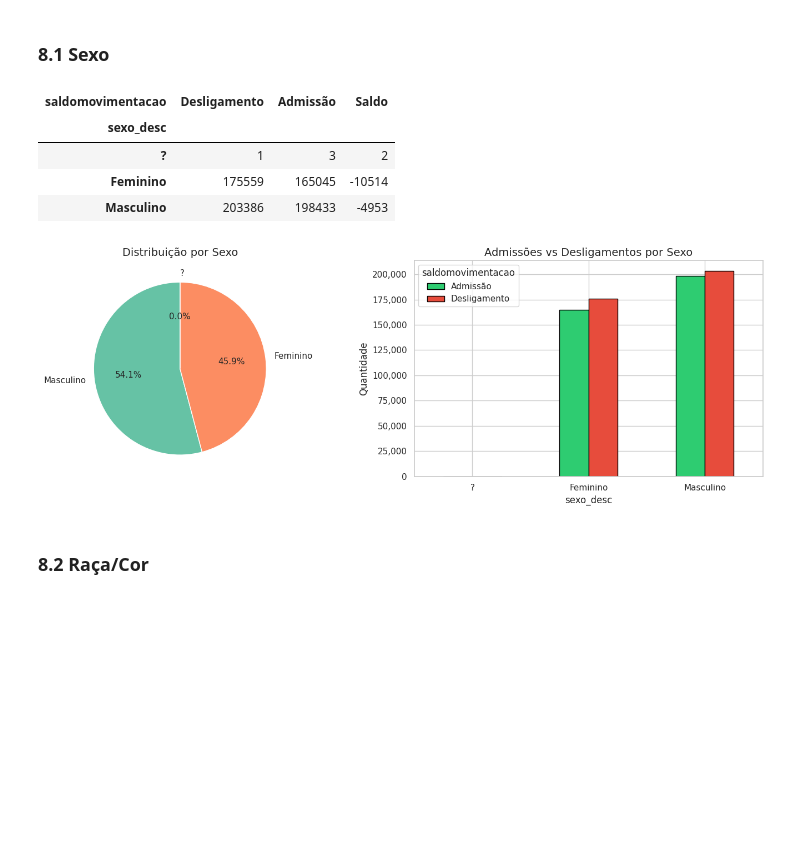
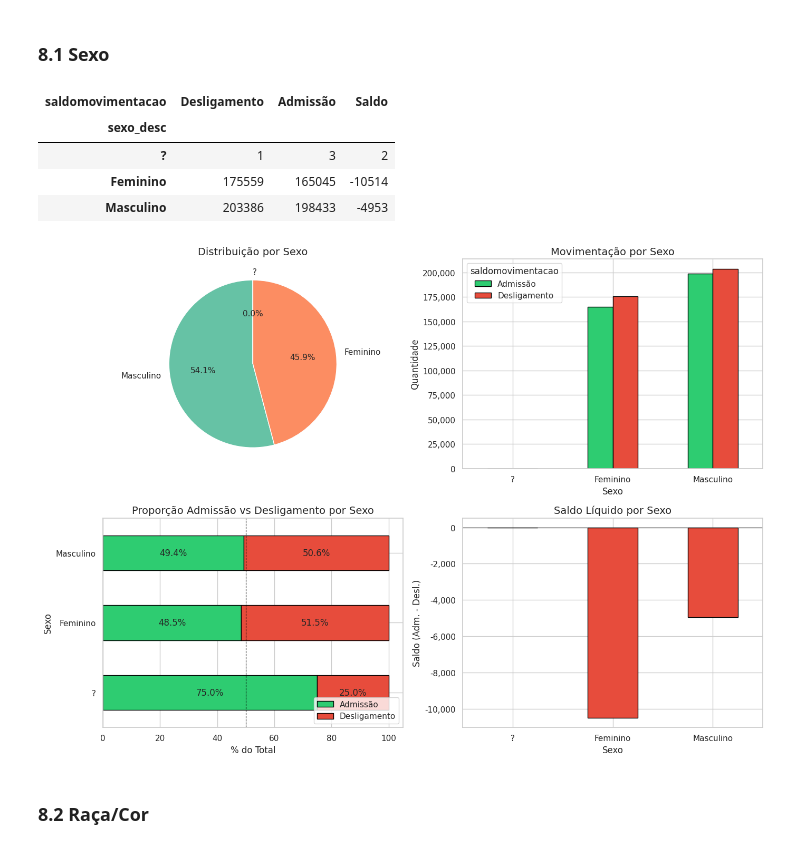
Before and after one commit to vinimeurer/employment-balance-predictor, a Jupyter notebook: eda_caged_curitiba.ipynb, the cells around one changed output. Saved outputs shown, nothing was run; the diff lists cells and outputs as text; code cells hidden in the pictures; blank space fills up the shorter version.

Commit message:
Update demographic analysis and salary analysis sections to include standardized plots and more complete information

```diff
--- a/eda_caged_curitiba.ipynb
+++ b/eda_caged_curitiba.ipynb
@@ -532,44 +541,93 @@ plt.show()
 # %% [markdown]
 ### 8.1 Sexo
 # %%
+# Mapeamento de sexo para descrição
 df["sexo_desc"] = df["sexo"].map(MAP_SEXO).fillna("?")
 
+# ============================================================
+# Tabela de movimentação por sexo (Admissão vs Desligamento)
+# ============================================================
 sexo_saldo = (
     df.groupby(["sexo_desc", "saldomovimentacao"])
     .size()
     .unstack(fill_value=0)
     .rename(columns=MAP_SALDO)
 )
+
+# Cálculo do saldo líquido
 sexo_saldo["Saldo"] = sexo_saldo.get("Admissão", 0) - sexo_saldo.get("Desligamento", 0)
+
 display(sexo_saldo)
 
-fig, axes = plt.subplots(1, 2, figsize=(14, 5))
 
+# ============================================================
+# Visualizações
+# ============================================================
+fig, axes = plt.subplots(2, 2, figsize=(14, 10))
+
+# 1) Distribuição por sexo (pizza)
 df["sexo_desc"].value_counts().plot.pie(
-    ax=axes[0], autopct="%1.1f%%", startangle=90,
+    ax=axes[0, 0],
+    autopct="%1.1f%%",
+    startangle=90,
     colors=sns.color_palette("Set2"),
     textprops={"fontsize": 11},
 )
-axes[0].set_ylabel("")
-axes[0].set_title("Distribuição por Sexo")
+axes[0, 0].set_ylabel("")
+axes[0, 0].set_title("Distribuição por Sexo")
 
+# 2) Volume de movimentação por sexo (barras)
 sexo_saldo[["Admissão", "Desligamento"]].plot.bar(
-    ax=axes[1], color=["#2ecc71", "#e74c3c"], edgecolor="black",
+    ax=axes[0, 1],
+    color=["#2ecc71", "#e74c3c"],
+    edgecolor="black",
 )
-axes[1].set_title("Admissões vs Desligamentos por Sexo")
-axes[1].set_xticklabels(axes[1].get_xticklabels(), rotation=0)
-axes[1].set_ylabel("Quantidade")
-axes[1].yaxis.set_major_formatter(mticker.FuncFormatter(lambda x, _: f"{x:,.0f}"))
+axes[0, 1].set_title("Movimentação por Sexo")
+axes[0, 1].set_xlabel("Sexo")
+axes[0, 1].set_ylabel("Quantidade")
+axes[0, 1].set_xticklabels(axes[0, 1].get_xticklabels(), rotation=0)
+axes[0, 1].yaxis.set_major_formatter(mticker.FuncFormatter(lambda x, _: f"{x:,.0f}"))
+
+# 3) Proporção normalizada (stacked 100%)
+sexo_pct.plot.barh(
+    ax=axes[1, 0],
+    stacked=True,
+    color=["#2ecc71", "#e74c3c"],
+    edgecolor="black",
+)
+axes[1, 0].axvline(50, color="black", linestyle="--", linewidth=0.8)
+axes[1, 0].set_title("Proporção Admissão vs Desligamento por Sexo")
+axes[1, 0].set_xlabel("% do Total")
+axes[1, 0].set_ylabel("Sexo")
+axes[1, 0].legend(loc="lower right")
+
+for container in axes[1, 0].containers:
+    axes[1, 0].bar_label(container, fmt="%.1f%%", label_type="center")
+
+# 4) Saldo líquido por sexo
+cores_saldo = ["#2ecc71" if v >= 0 else "#e74c3c" for v in sexo_saldo["Saldo"]]
+
+sexo_saldo["Saldo"].plot.bar(
+    ax=axes[1, 1],
+    color=cores_saldo,
+    edgecolor="black",
+)
+axes[1, 1].axhline(0, color="black", linewidth=0.8)
+axes[1, 1].set_title("Saldo Líquido por Sexo")
+axes[1, 1].set_xlabel("Sexo")
+axes[1, 1].set_ylabel("Saldo (Adm. - Desl.)")
+axes[1, 1].set_xticklabels(axes[1, 1].get_xticklabels(), rotation=0)
+axes[1, 1].yaxis.set_major_formatter(mticker.FuncFormatter(lambda x, _: f"{x:,.0f}"))
 
 plt.tight_layout()
 plt.show()
 # %% [output]
 | saldomovimentacao | Desligamento | Admissão | Saldo |
 | sexo_desc |  |  |  |
 | ? | 1 | 3 | 2 |
 | Feminino | 175559 | 165045 | -10514 |
 | Masculino | 203386 | 198433 | -4953 |
-[figure, old version]
+[figure, new version]
 # %% [markdown]
 ### 8.2 Raça/Cor
 # %%
```
Also changed, not shown: parts of 27 cells of this notebook.
